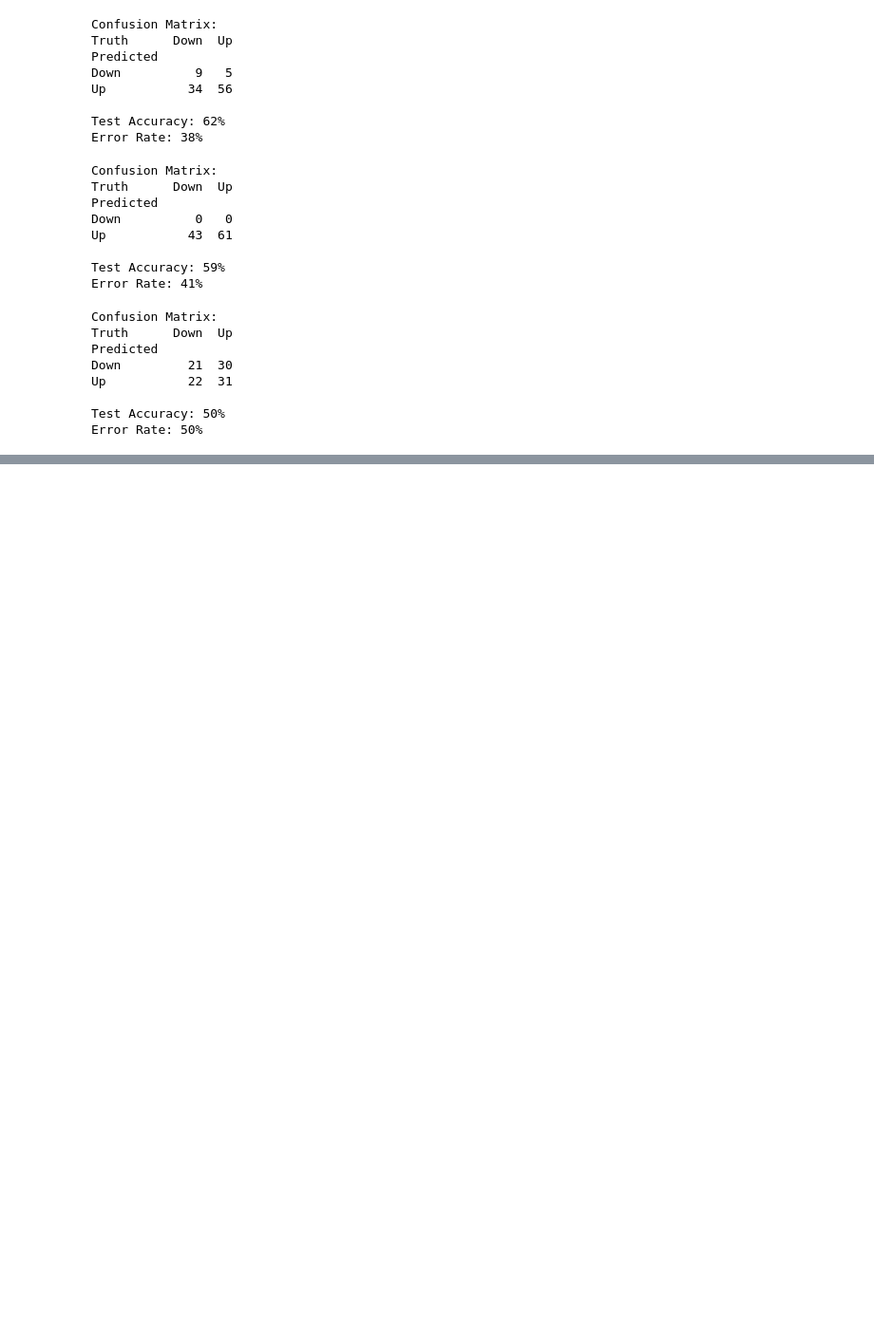
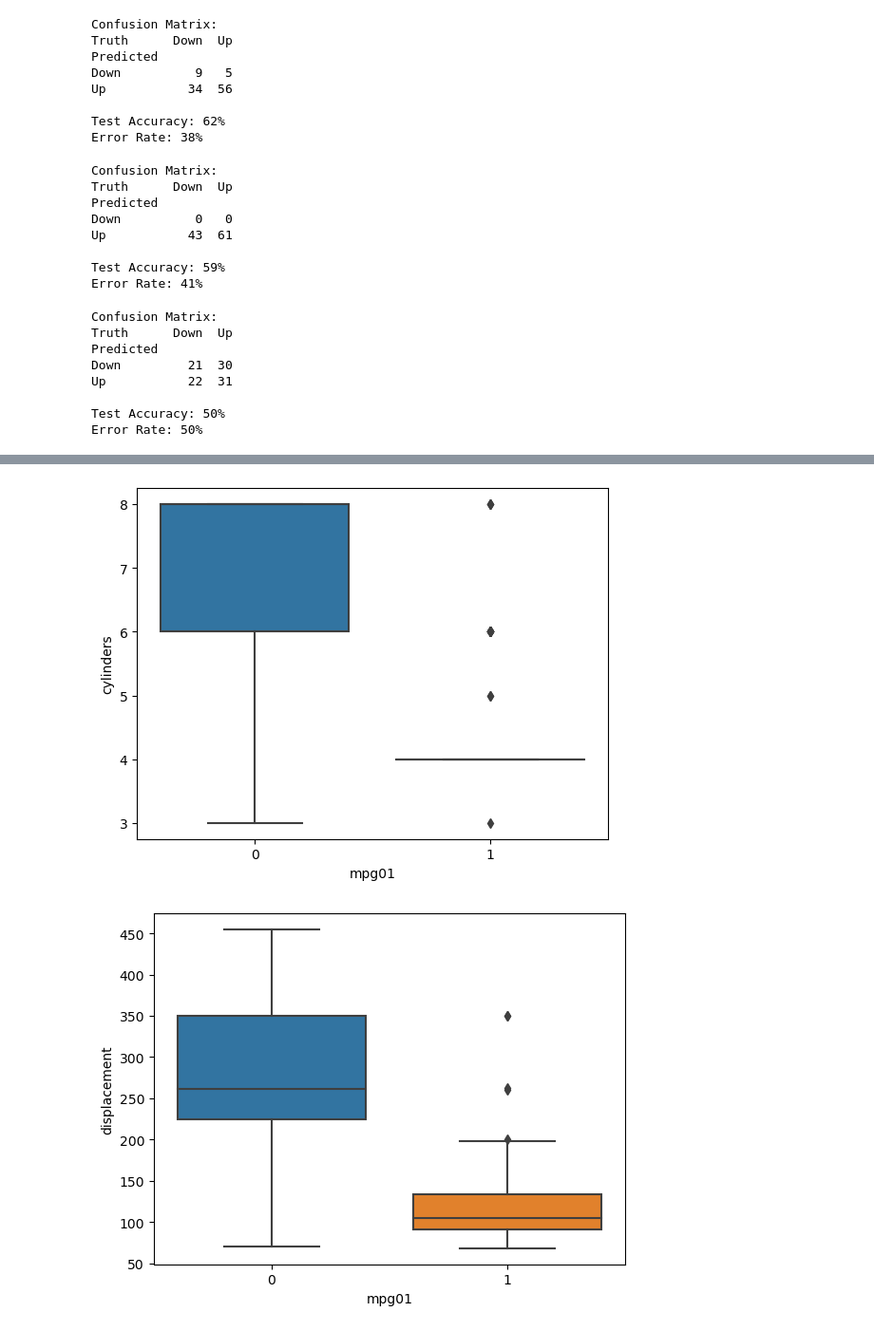
Before and after one commit to ARougellis/PythonCourses, a Jupyter notebook: ISL_Python/Ch4_classification/classification_EXERCISES.ipynb, the cells around one changed output, grey strips where cells are left out. Shown at 95% size. Drawn from its saved outputs; the diff is of its cells as text; code cells hidden in the pictures; blank space fills up the shorter version.

```diff
--- a/ISL_Python/Ch4_classification/classification_EXERCISES.ipynb
+++ b/ISL_Python/Ch4_classification/classification_EXERCISES.ipynb
@@ -366,0 +417,8 @@ Q: In this problem, you will develop a model to predict whether a given car gets
+# %%
+# box plots
+for var in binary_auto_df.columns.drop(['mpg01', 'name']):
+    sns.boxplot(binary_auto_df, x='mpg01', y=var)
+    plt.show();
+# %% [output]
+[figure, added]
+[figure, added]
```
Also changed, not shown: parts of 11 cells of this notebook, 22 other files.
